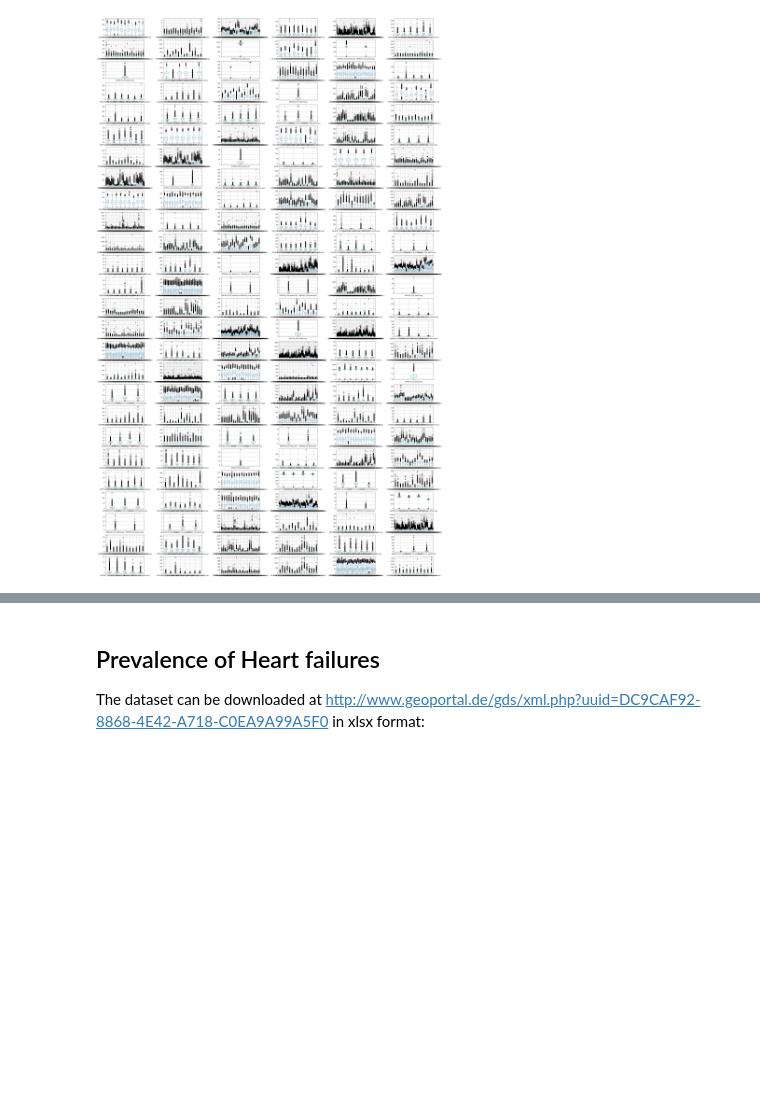
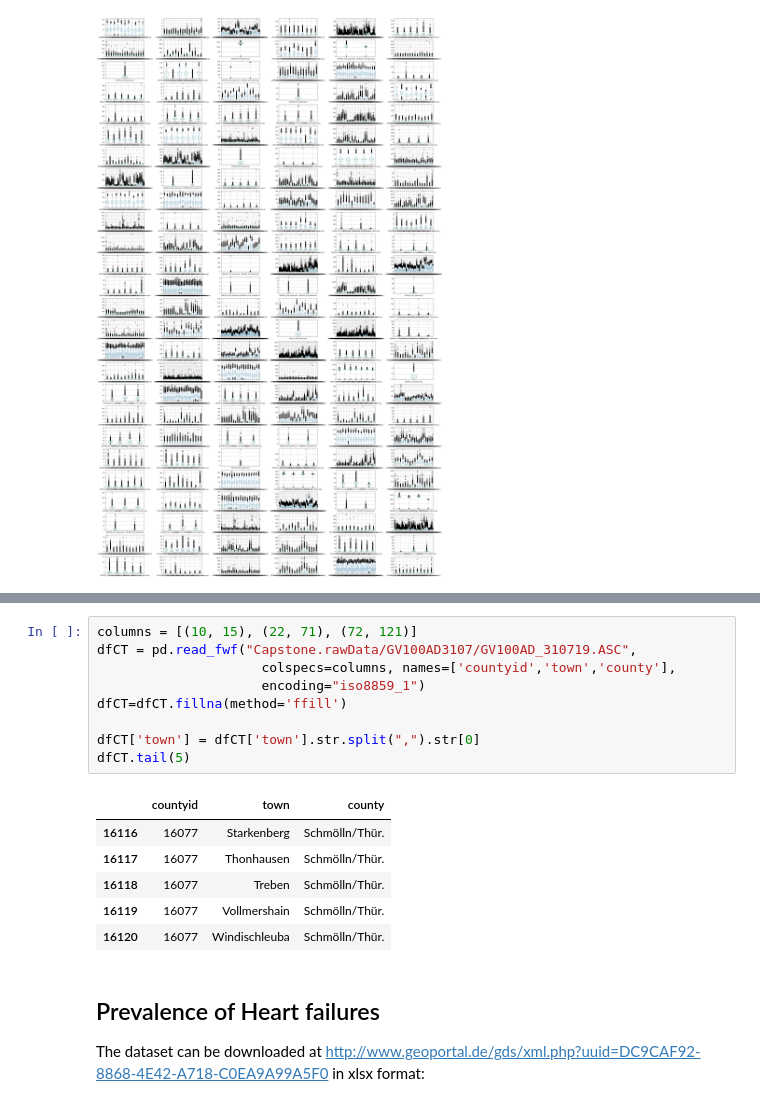
Before and after one commit to EvgenyGorelov/IBM_Coursera_Capstone, a Jupyter notebook: Capstone.data_exp.pandas.1.0.ipynb, the cells around one changed output, grey strips where cells are left out. Cells and saved outputs as stored; diff of their text form; blank space fills up the shorter version.

```diff
--- a/Capstone.data_exp.pandas.1.0.ipynb
+++ b/Capstone.data_exp.pandas.1.0.ipynb
@@ -486,3 +540,19 @@ plt.show()
+# %%
+columns = [(10, 15), (22, 71), (72, 121)]
+dfCT = pd.read_fwf("Capstone.rawData/GV100AD3107/GV100AD_310719.ASC",
+                     colspecs=columns, names=['countyid','town','county'],
+                     encoding="iso8859_1")
+dfCT=dfCT.fillna(method='ffill')
+
+dfCT['town'] = dfCT['town'].str.split(",").str[0]
+dfCT.tail(5)
+# %% [output]
+|  | countyid | town | county |
+| 16116 | 16077 | Starkenberg | Schmölln/Thür. |
+| 16117 | 16077 | Thonhausen | Schmölln/Thür. |
+| 16118 | 16077 | Treben | Schmölln/Thür. |
+| 16119 | 16077 | Vollmershain | Schmölln/Thür. |
+| 16120 | 16077 | Windischleuba | Schmölln/Thür. |
 # %% [markdown]
 ## Prevalence of Heart failures
 The dataset can be downloaded at http://www.geoportal.de/gds/xml.php?uuid=DC9CAF92-8868-4E42-A718-C0EA9A99A5F0 in xlsx format:
```
Also changed, not shown: parts of 12 cells of this notebook, 1 other file.
